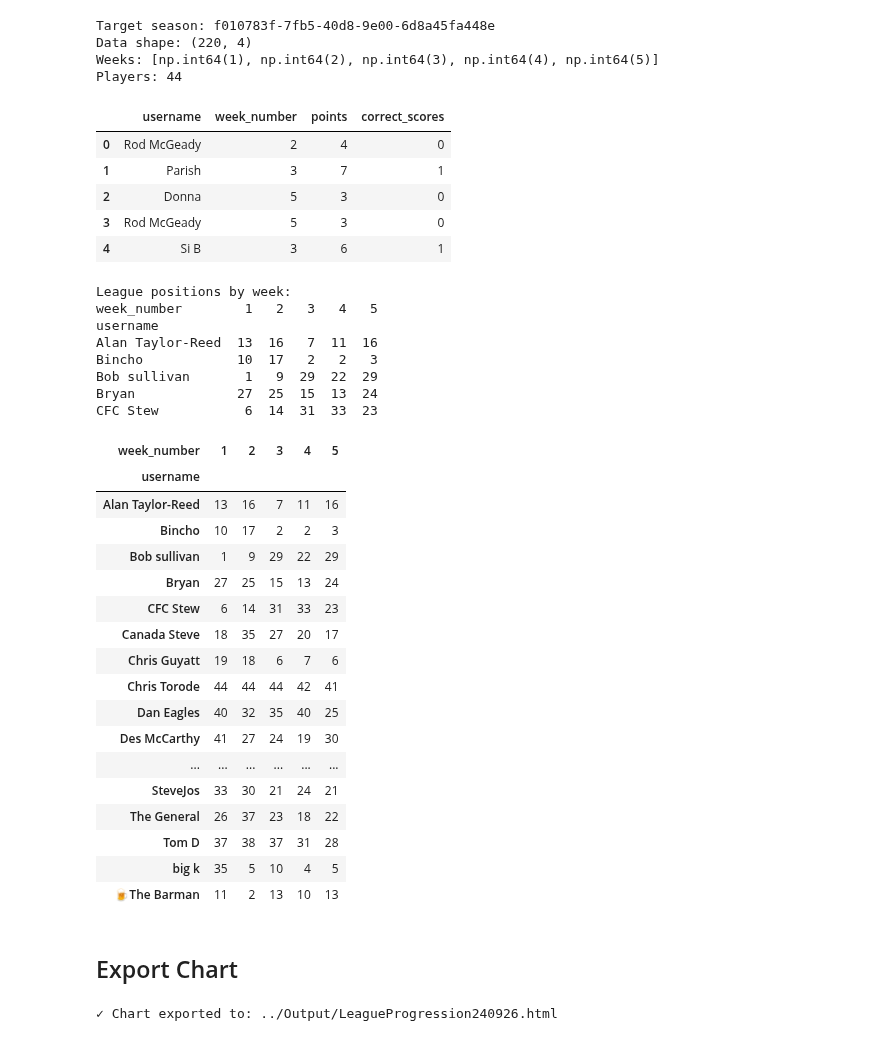
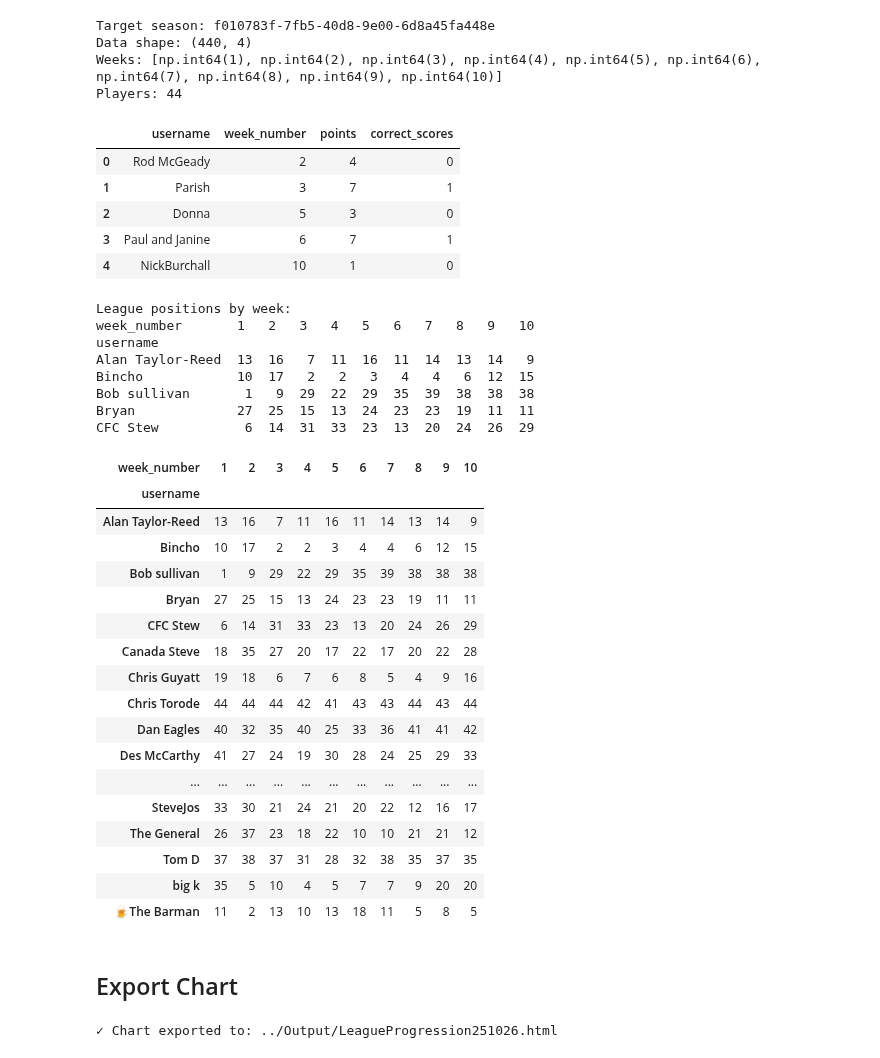
Before and after one commit to Gavin-Persad/predictions_data, a Jupyter notebook: Notebooks/league_progression.ipynb, the cells around one changed output. Saved outputs shown, nothing was run; the diff lists cells and outputs as text; code cells hidden in the pictures.

```diff
--- a/Notebooks/league_progression.ipynb
+++ b/Notebooks/league_progression.ipynb
@@ -7,8 +7,8 @@ import plotly.graph_objects as go
 target_season_id = 'f010783f-7fb5-40d8-9e00-6d8a45fa448e'
 
 # Load data
-game_week_scores = pd.read_csv('../CSV/24.09.2026/game_week_scores_rows.csv')
-game_weeks = pd.read_csv('../CSV/24.09.2026/game_weeks_rows.csv')
+game_week_scores = pd.read_csv('../CSV/25.10.2026/game_week_scores_rows.csv')
+game_weeks = pd.read_csv('../CSV/25.10.2026/game_weeks_rows.csv')
 season_players = pd.read_csv('../CSV/24.09.2026/season_players_rows.csv')
 profiles = pd.read_csv('../CSV/24.09.2026/profiles_rows.csv')
 
@@ -29,37 +29,37 @@ target_game_weeks = game_weeks.loc[
 ]
 
 # Merge data
 merged = (
     game_week_scores[game_week_scores['player_id'].isin(active_player_ids)]
     .merge(target_game_weeks, left_on='game_week_id', right_on='id', how='inner')
     .merge(
         profiles[['id', 'username']],
         left_on='player_id',
         right_on='id',
         how='inner',
         suffixes=('', '_profile')
     )
 )
 
 # Keep relevant columns
 df = merged[['username', 'week_number', 'points', 'correct_scores']].copy()
 
 print(f"Target season: {target_season_id}")
 print(f"Data shape: {df.shape}")
 print(f"Weeks: {sorted(df['week_number'].unique())}")
 print(f"Players: {len(df['username'].unique())}")
 df.head()
 # %% [output]
 Target season: f010783f-7fb5-40d8-9e00-6d8a45fa448e
-Data shape: (220, 4)
-Weeks: [np.int64(1), np.int64(2), np.int64(3), np.int64(4), np.int64(5)]
+Data shape: (440, 4)
+Weeks: [np.int64(1), np.int64(2), np.int64(3), np.int64(4), np.int64(5), np.int64(6), np.int64(7), np.int64(8), np.int64(9), np.int64(10)]
 Players: 44
 |  | username | week_number | points | correct_scores |
 | 0 | Rod McGeady | 2 | 4 | 0 |
 | 1 | Parish | 3 | 7 | 1 |
 | 2 | Donna | 5 | 3 | 0 |
-| 3 | Rod McGeady | 5 | 3 | 0 |
-| 4 | Si B | 3 | 6 | 1 |
+| 3 | Paul and Janine | 6 | 7 | 1 |
+| 4 | NickBurchall | 10 | 1 | 0 |
 # %%
 # Calculate cumulative points and correct scores for each player per week
 # Remove missing usernames and duplicate player/week entries before ranking
@@ -97,31 +97,31 @@ print(position_by_week.head())
 position_by_week
 # %% [output]
 League positions by week:
-week_number        1   2   3   4   5
+week_number       1   2   3   4   5   6   7   8   9   10
 username
-Alan Taylor-Reed  13  16   7  11  16
-Bincho            10  17   2   2   3
-Bob sullivan       1   9  29  22  29
-Bryan             27  25  15  13  24
-CFC Stew           6  14  31  33  23
+Alan Taylor-Reed  13  16   7  11  16  11  14  13  14   9
+Bincho            10  17   2   2   3   4   4   6  12  15
+Bob sullivan       1   9  29  22  29  35  39  38  38  38
+Bryan             27  25  15  13  24  23  23  19  11  11
+CFC Stew           6  14  31  33  23  13  20  24  26  29
-| week_number | 1 | 2 | 3 | 4 | 5 |
-| username |  |  |  |  |  |
-| Alan Taylor-Reed | 13 | 16 | 7 | 11 | 16 |
-| Bincho | 10 | 17 | 2 | 2 | 3 |
-| Bob sullivan | 1 | 9 | 29 | 22 | 29 |
-| Bryan | 27 | 25 | 15 | 13 | 24 |
-| CFC Stew | 6 | 14 | 31 | 33 | 23 |
-| Canada Steve | 18 | 35 | 27 | 20 | 17 |
-| Chris Guyatt | 19 | 18 | 6 | 7 | 6 |
-| Chris Torode | 44 | 44 | 44 | 42 | 41 |
-| Dan Eagles | 40 | 32 | 35 | 40 | 25 |
-| Des McCarthy | 41 | 27 | 24 | 19 | 30 |
-| ... | ... | ... | ... | ... | ... |
-| SteveJos | 33 | 30 | 21 | 24 | 21 |
-| The General | 26 | 37 | 23 | 18 | 22 |
-| Tom D | 37 | 38 | 37 | 31 | 28 |
-| big k | 35 | 5 | 10 | 4 | 5 |
-| 🍺The Barman | 11 | 2 | 13 | 10 | 13 |
+| week_number | 1 | 2 | 3 | 4 | 5 | 6 | 7 | 8 | 9 | 10 |
+| username |  |  |  |  |  |  |  |  |  |  |
+| Alan Taylor-Reed | 13 | 16 | 7 | 11 | 16 | 11 | 14 | 13 | 14 | 9 |
+| Bincho | 10 | 17 | 2 | 2 | 3 | 4 | 4 | 6 | 12 | 15 |
+| Bob sullivan | 1 | 9 | 29 | 22 | 29 | 35 | 39 | 38 | 38 | 38 |
+| Bryan | 27 | 25 | 15 | 13 | 24 | 23 | 23 | 19 | 11 | 11 |
+| CFC Stew | 6 | 14 | 31 | 33 | 23 | 13 | 20 | 24 | 26 | 29 |
+| Canada Steve | 18 | 35 | 27 | 20 | 17 | 22 | 17 | 20 | 22 | 28 |
+| Chris Guyatt | 19 | 18 | 6 | 7 | 6 | 8 | 5 | 4 | 9 | 16 |
+| Chris Torode | 44 | 44 | 44 | 42 | 41 | 43 | 43 | 44 | 43 | 44 |
+| Dan Eagles | 40 | 32 | 35 | 40 | 25 | 33 | 36 | 41 | 41 | 42 |
+| Des McCarthy | 41 | 27 | 24 | 19 | 30 | 28 | 24 | 25 | 29 | 33 |
+| ... | ... | ... | ... | ... | ... | ... | ... | ... | ... | ... |
+| SteveJos | 33 | 30 | 21 | 24 | 21 | 20 | 22 | 12 | 16 | 17 |
+| The General | 26 | 37 | 23 | 18 | 22 | 10 | 10 | 21 | 21 | 12 |
+| Tom D | 37 | 38 | 37 | 31 | 28 | 32 | 38 | 35 | 37 | 35 |
+| big k | 35 | 5 | 10 | 4 | 5 | 7 | 7 | 9 | 20 | 20 |
+| 🍺The Barman | 11 | 2 | 13 | 10 | 13 | 18 | 11 | 5 | 8 | 5 |
 # %%
 # Create interactive line chart with Plotly
 fig = go.Figure()
@@ -243,4 +243,4 @@ filepath = f'../Output/{filename}'
 fig.write_html(filepath)
 print(f"✓ Chart exported to: {filepath}")
 # %% [output]
-✓ Chart exported to: ../Output/LeagueProgression240926.html
+✓ Chart exported to: ../Output/LeagueProgression251026.html
```
Also changed, not shown: 23 other files.
